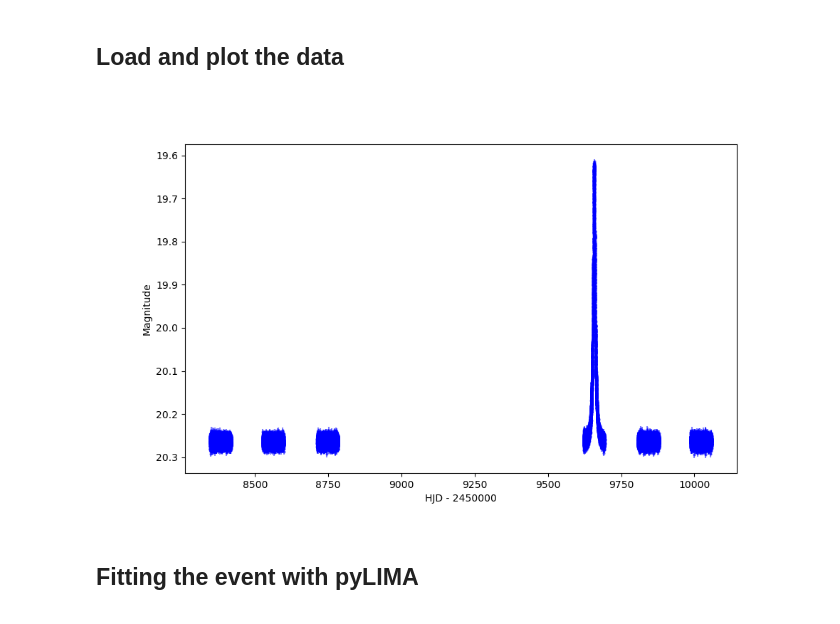
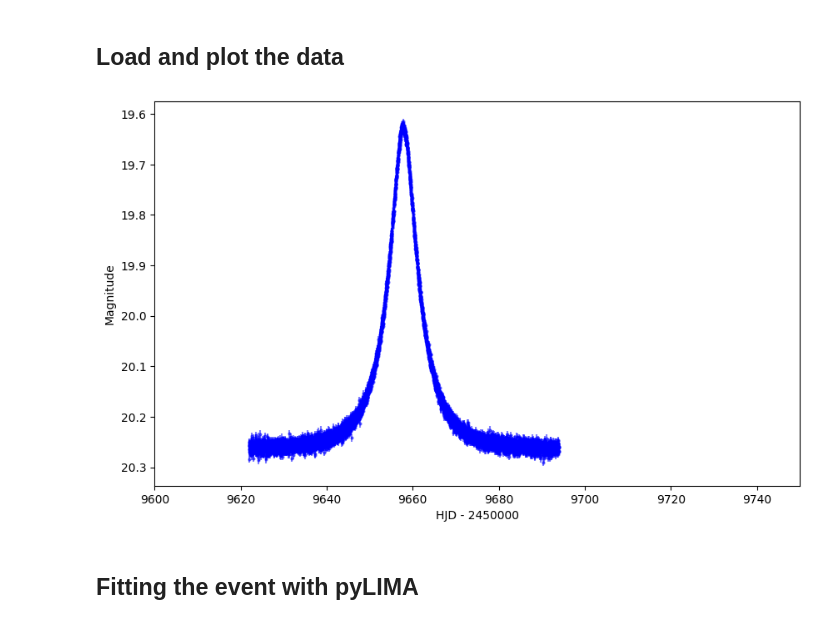
Before and after one commit to marottiluc/Single_Lens_Fitting_LM, a Jupyter notebook: pylima_demo.ipynb, the cells around one changed output. Drawn from its saved outputs; the diff is of its cells as text; code cells hidden in the pictures.

```diff
--- a/pylima_demo.ipynb
+++ b/pylima_demo.ipynb
@@ -25,23 +43,24 @@ except ImportError:
 # %%
 #Read the data file
 Roman_data = pd.read_table('pylima_demo.txt', sep='\s+', header=None)
 Roman_data.columns = ['time', 'mag', 'err_mag']
 Roman_data['time'] = Roman_data['time'].astype(float)
 Roman_data['mag'] = Roman_data['mag'].astype(float)
 Roman_data['err_mag'] = Roman_data['err_mag'].astype(float)
 
 #crop data to t_0 - 3*t_E to t_0 + 3*t_E
 #data_bl = data_bl[(data_bl['HJD'] >= t_0 - 3*t_E) & (data_bl['HJD'] <= t_0 + 3*t_E)]
 #Plot the light curve with error bars
 plt.figure(figsize=(10, 6))
 plt.errorbar(Roman_data['time'] - 2450000, Roman_data['mag'], yerr=Roman_data['err_mag'], fmt='o', c='blue', alpha=0.5, markersize=2.0)
 plt.xlabel('HJD - 2450000')
 plt.ylabel('Magnitude')
+plt.xlim((9600, 9750))
 #invert the y-axis
 plt.gca().invert_yaxis()
 plt.show()
 # %% [output]
-[figure, old version]
+[figure, new version]
 # %% [markdown]
 ## Fitting the event with pyLIMA
 # %% [markdown]
```
Also changed, not shown: parts of 2 cells of this notebook.
